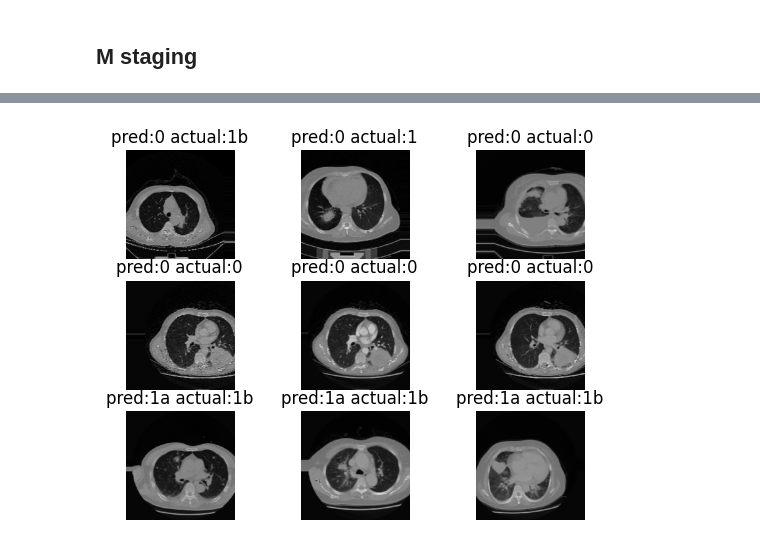
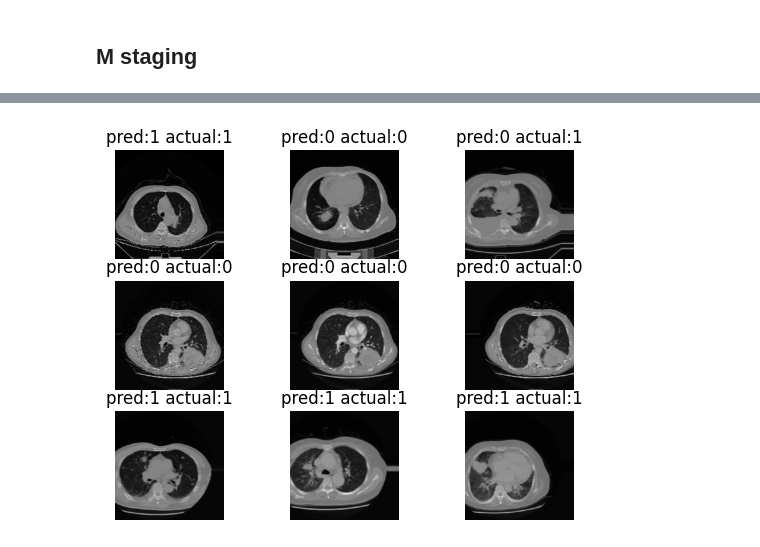
Before and after one commit to AriqHakim/ariq-skripsi, a Jupyter notebook: train_model_PET_CT_TNM.ipynb, the cells around one changed output, grey strips where cells are left out. Drawn from its saved outputs; the diff is of its cells as text; code cells hidden in the pictures.

```diff
--- a/train_model_PET_CT_TNM.ipynb
+++ b/train_model_PET_CT_TNM.ipynb
@@ -24,7 +32,7 @@ def dir_to_staging(img_dir, class_list, stage):
     data_dir.sort()
     for pict in data_dir:
         res = df[df["NewPatientID"].str.contains(pict[:5])]
-        arr.append(class_list.index(str(res[stage+"-Stage"].values[0])))
+        arr.append(class_list.index(str(res[stage+"-Stage"].values[0])[0]))
     res = to_categorical(arr, len(class_list))
     np_res = np.array(res)
     return np_res
@@ -49,8 +78,8 @@ def img_loader(path):
 # %%
 # label staging
-T = ["1a", "1b", "1c", "2", "2a", "2b", "3", "4"]
+T = ["1", "2", "3", "4"]
 N = ["0","1", "2", "3"]
-M = ["0","1", "1a", "1b", "1c", "2"]
+M = ["0","1", "2"]
 # %%
 CHANNELS = 3
 
@@ -436,7 +472,7 @@ fit_history = model.fit(
         validation_steps=int((len(X_valid) / BATCH_SIZE)+1),
         callbacks=[
             # cb_early_stopper,
-            N_cb_checkpointer]
+            M_cb_checkpointer]
 )
 # %% [output]
 Epoch 1/50
@@ -491,7 +527,7 @@ print("M stage prediction")
 for i in range(9):
     plt.subplot(3,3,i+1)
     plt.imshow(X_test[i])
-    plt.title("pred:"+M[np.argmax(res[i])]+" actual:"+ M[np.argmax(N_test[i])])
+    plt.title("pred:"+M[np.argmax(res[i])]+" actual:"+ M[np.argmax(M_test[i])])
     plt.axis('off')
 plt.show()
 # %% [output]
@@ -499,2 +535,2 @@ plt.show()
 M stage prediction
-[figure, old version]
+[figure, new version]
```
Also changed, not shown: parts of 23 cells of this notebook, 1 other file.
